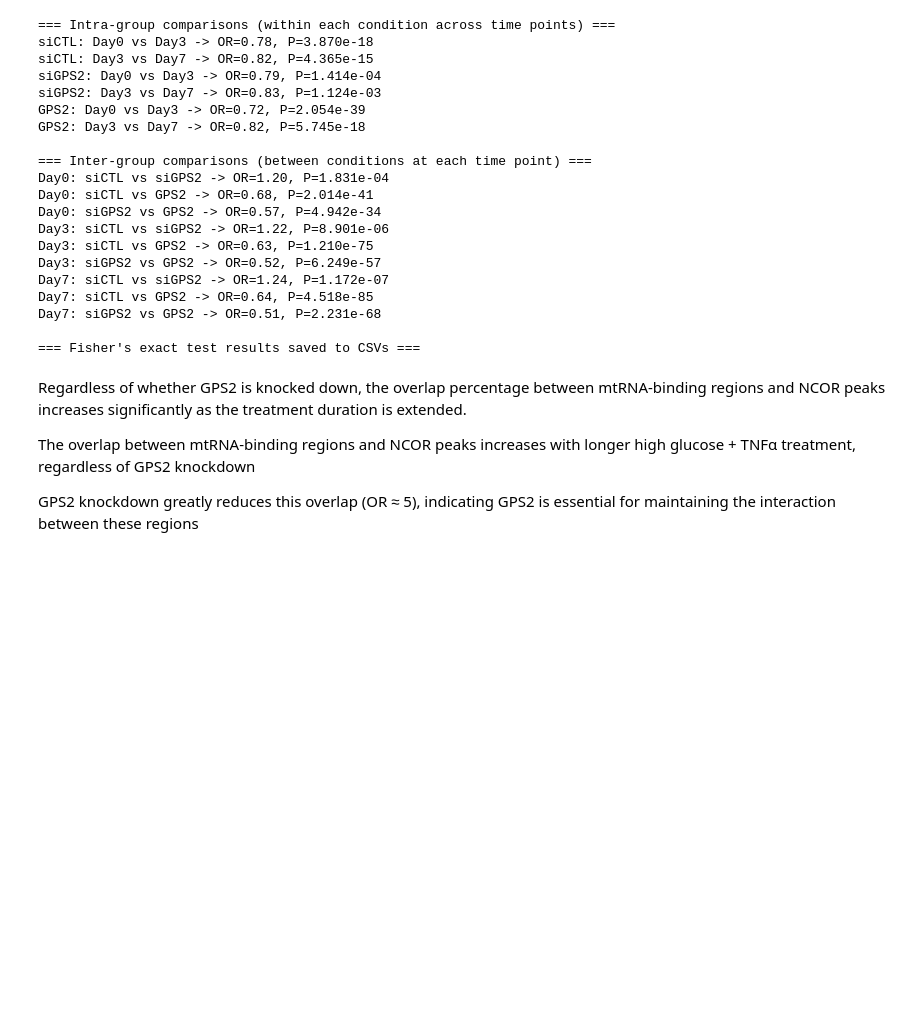
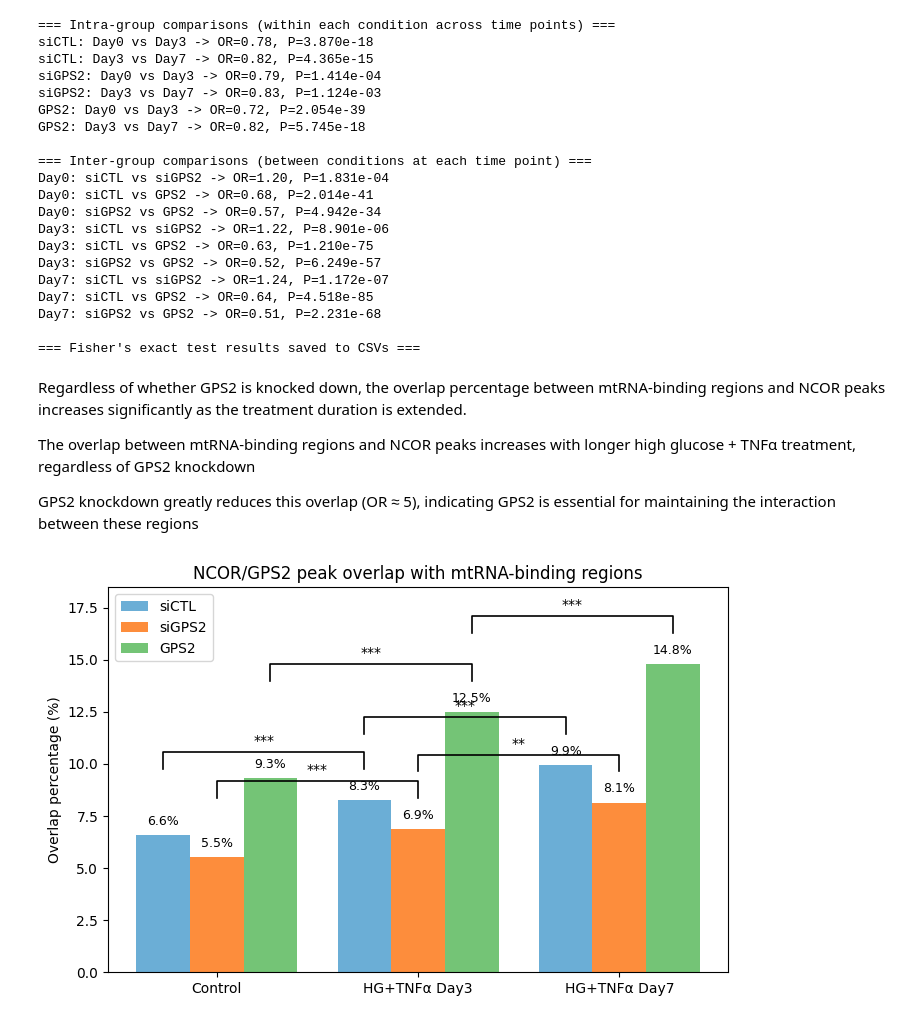
Before and after one commit to BU-BMSIP/ChIPSeq_GPS2_CTCF_PerissiLab, a Jupyter notebook: iMargi/notebooks/OverlapingT263withHUVEC.ipynb, the cells around one changed output. Saved outputs shown, nothing was run; the diff lists cells and outputs as text; code cells hidden in the pictures; blank space fills up the shorter version.

```diff
--- a/iMargi/notebooks/OverlapingT263withHUVEC.ipynb
+++ b/iMargi/notebooks/OverlapingT263withHUVEC.ipynb
@@ -236,3 +231,69 @@ Regardless of whether GPS2 is knocked down, the overlap percentage between mtRNA
 The overlap between mtRNA-binding regions and NCOR peaks increases with longer high glucose + TNFα treatment, regardless of GPS2 knockdown
 
 GPS2 knockdown greatly reduces this overlap (OR ≈ 5), indicating GPS2 is essential for maintaining the interaction between these regions
+# %%
+import matplotlib.pyplot as plt
+
+# 绘图准备
+plt.figure(figsize=(8, 5))
+color_palette = {"siCTL": "#6baed6", "siGPS2": "#fd8d3c", "GPS2": "#74c476"}
+
+days = list(mtRNA_files.keys())
+conds = list(peak_files.keys())
+bar_width = 0.8 / len(conds)
+
+# 构建一个字典用于查百分比
+pct_map = {
+    (row["Sample"], row["Condition"]): row["Percentage (%)"]
+    for _, row in df.iterrows()
+}
+
+# 绘制柱状图
+for i, day in enumerate(days):
+    for j, cond in enumerate(conds):
+        pct = pct_map[(day, cond)]
+        x = i + j * bar_width - 0.4 + bar_width / 2
+        plt.bar(x, pct, width=bar_width, color=color_palette[cond],
+                label=cond if i == 0 else "")
+        plt.text(x, pct + 0.5, f"{pct:.1f}%", ha="center", fontsize=9)
+
+plt.xticks(range(len(days)), days)
+plt.ylabel("Overlap percentage (%)")
+plt.title("NCOR/GPS2 peak overlap with mtRNA-binding regions")
+plt.ylim(0, max(pct_map.values()) * 1.25)
+plt.legend()
+
+# 添加显著性标注（基于Fisher test结果）
+def get_x(day, cond):
+    return days.index(day) + conds.index(cond) * bar_width - 0.4 + bar_width/2
+
+def p_to_star(p):
+    if p < 0.001:
+        return '***'
+    elif p < 0.01:
+        return '**'
+    elif p < 0.05:
+        return '*'
+    else:
+        return ''
+
+# === intra-group 显著性标注 ===
+intra_group_results = [
+    ("siCTL", "Control", "HG+TNFα Day3", 3.870e-18),
+    ("siCTL", "HG+TNFα Day3", "HG+TNFα Day7", 4.365e-15),
+    ("siGPS2", "Control", "HG+TNFα Day3", 1.414e-4),
+    ("siGPS2", "HG+TNFα Day3", "HG+TNFα Day7", 1.124e-3),
+    ("GPS2", "Control", "HG+TNFα Day3", 2.054e-39),
+    ("GPS2", "HG+TNFα Day3", "HG+TNFα Day7", 5.745e-18),
+]
+
+for cond, d1, d2, p in intra_group_results:
+    x1 = get_x(d1, cond)
+    x2 = get_x(d2, cond)
+    y = max(pct_map[(d1, cond)], pct_map[(d2, cond)]) + 1.5
+    star = p_to_star(p)
+    if star:
+        plt.plot([x1, x1, x2, x2], [y, y+0.8, y+0.8, y], lw=1.2, c='black')
+        plt.text((x1 + x2)/2, y + 1.0, star, ha='center', va='bottom', fontsize=10)
+# %% [output]
+[figure, added]
```
Also changed, not shown: parts of 3 cells of this notebook, 30 other files.
